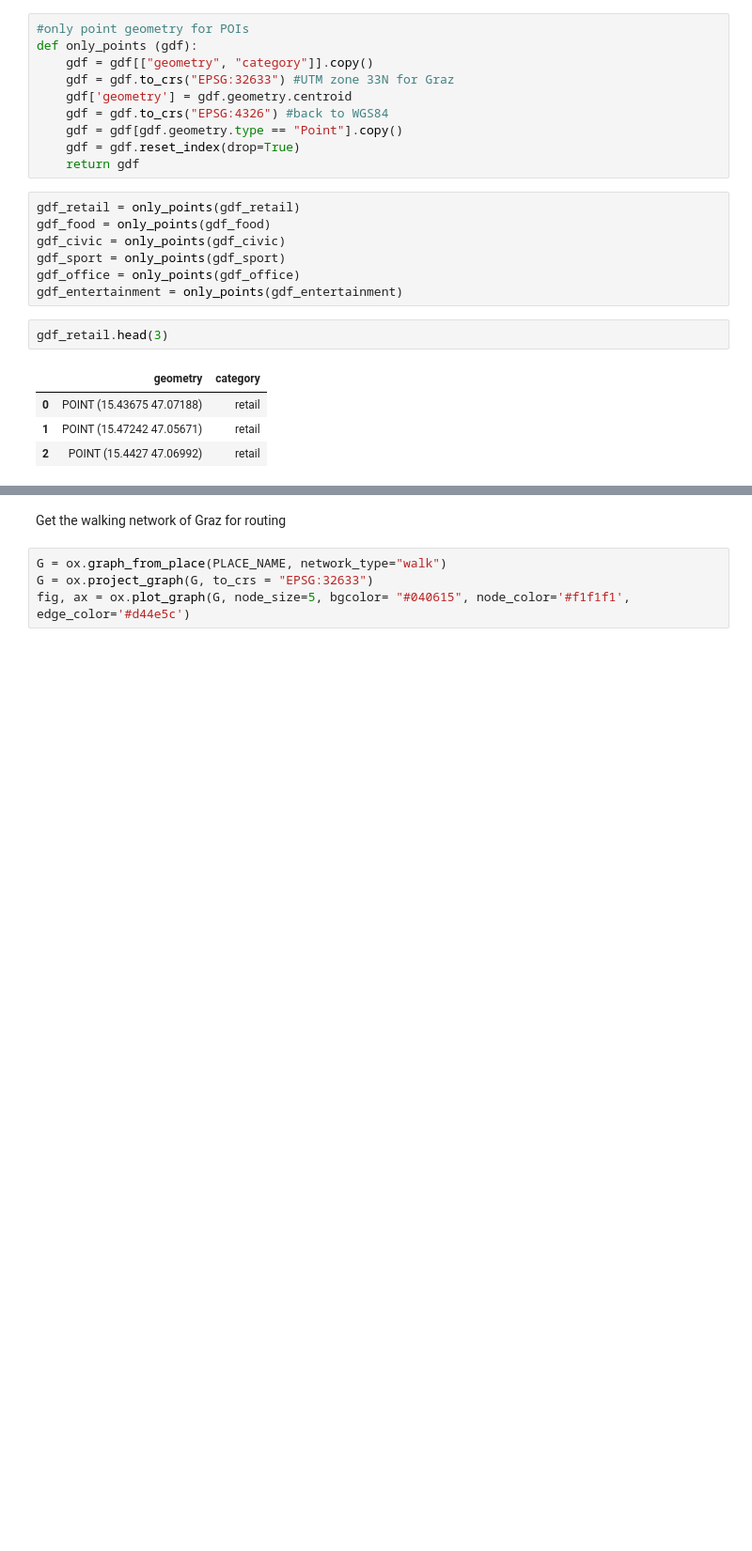
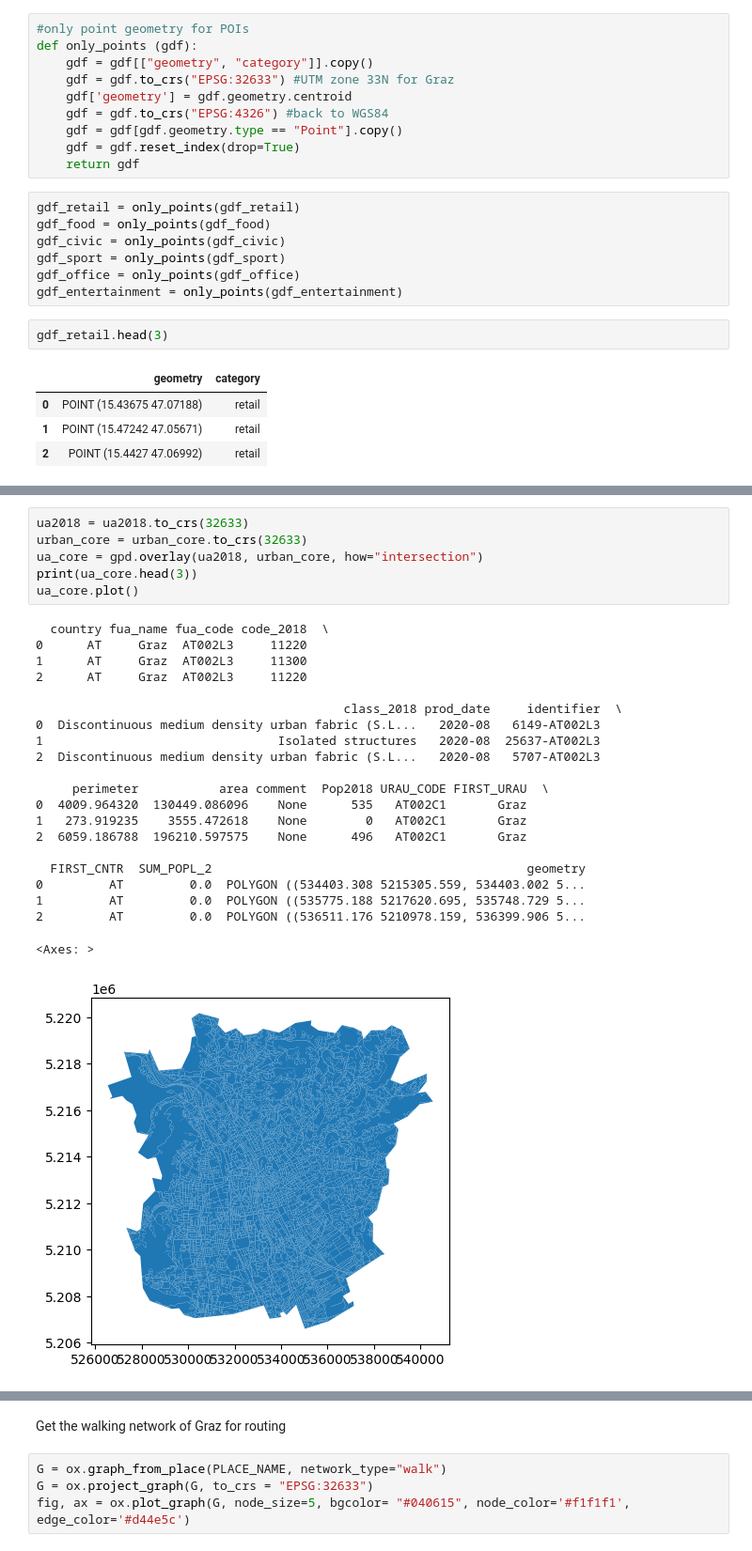
Before and after one commit to bernadettesophia/GAT2_group1_midterm_project, a Jupyter notebook: code_midterm_group1_walkability_graz.ipynb, the cells around one changed output, grey strips where cells are left out. Shown at 94% size. Cells and saved outputs as stored; diff of their text form; blank space fills up the shorter version.

```diff
--- a/code_midterm_group1_walkability_graz.ipynb
+++ b/code_midterm_group1_walkability_graz.ipynb
@@ -310 +368,29 @@ Add Blues and Greens of Graz
+# %%
+ua2018 = ua2018.to_crs(32633)
+urban_core = urban_core.to_crs(32633)
+ua_core = gpd.overlay(ua2018, urban_core, how="intersection")
+print(ua_core.head(3))
+ua_core.plot()
+# %% [output]
+  country fua_name fua_code code_2018  \
+0      AT     Graz  AT002L3     11220
+1      AT     Graz  AT002L3     11300
+2      AT     Graz  AT002L3     11220
+
+                                          class_2018 prod_date     identifier  \
+0  Discontinuous medium density urban fabric (S.L...   2020-08   6149-AT002L3
+1                                Isolated structures   2020-08  25637-AT002L3
+2  Discontinuous medium density urban fabric (S.L...   2020-08   5707-AT002L3
+
+     perimeter           area comment  Pop2018 URAU_CODE FIRST_URAU  \
+0  4009.964320  130449.086096    None      535   AT002C1       Graz
+1   273.919235    3555.472618    None        0   AT002C1       Graz
+2  6059.186788  196210.597575    None      496   AT002C1       Graz
+
+  FIRST_CNTR  SUM_POPL_2                                           geometry
+0         AT         0.0  POLYGON ((534403.308 5215305.559, 534403.002 5...
+1         AT         0.0  POLYGON ((535775.188 5217620.695, 535748.729 5...
+2         AT         0.0  POLYGON ((536511.176 5210978.159, 536399.906 5...
+<Axes: >
+[figure, added]
 # %%
```
Also changed, not shown: parts of 16 cells of this notebook, 16 other files.
